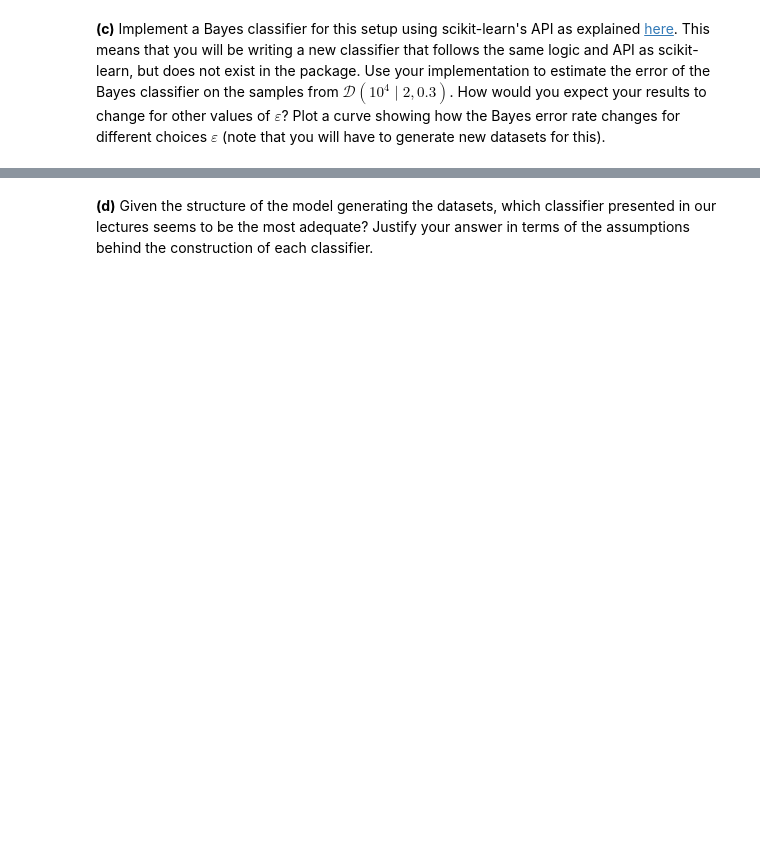
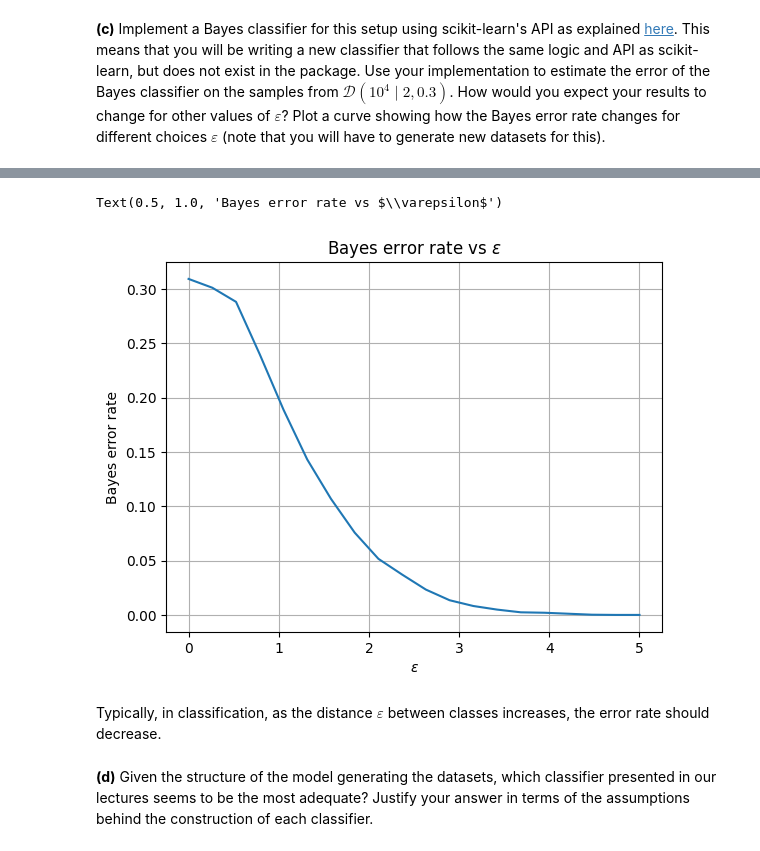
Before and after one commit to Ba-Hi/reports_tp, a Jupyter notebook: TP3/TP3.ipynb, the cells around one changed output, grey strips where cells are left out. Saved outputs shown, nothing was run; the diff lists cells and outputs as text; code cells hidden in the pictures; blank space fills up the shorter version.

```diff
--- a/TP3/TP3.ipynb
+++ b/TP3/TP3.ipynb
@@ -128,2 +267,25 @@ plt.show()
+# %%
+epsilons = np.linspace(0,5,20)
+errors = []
+N = 10000
+
+for epsilon in epsilons :
+    X, y = generate_dataset(N, epsilon=epsilon)
+    clf = BayesClassifier(epsilon=epsilon, p=p)
+    clf.fit()
+    y_pred = clf.predict(X)
+    error_rate = np.mean(y != y_pred)
+    errors.append(error_rate)
+# %%
+plt.plot(epsilons, errors)
+plt.xlabel(r'$\varepsilon$')
+plt.ylabel('Bayes error rate')
+plt.grid(True)
+plt.title(r'Bayes error rate vs $\varepsilon$')
+# %% [output]
+Text(0.5, 1.0, 'Bayes error rate vs $\\varepsilon$')
+[figure, added]
+# %% [markdown]
+Typically, in classification, as the distance $\varepsilon$ between classes increases, the error rate should decrease.
 # %% [markdown]
 **(d)** Given the structure of the model generating the datasets, which classifier presented in our lectures seems to be the most adequate? Justify your answer in terms of the assumptions behind the construction of each classifier.
```
Also changed, not shown: parts of 12 cells of this notebook.
